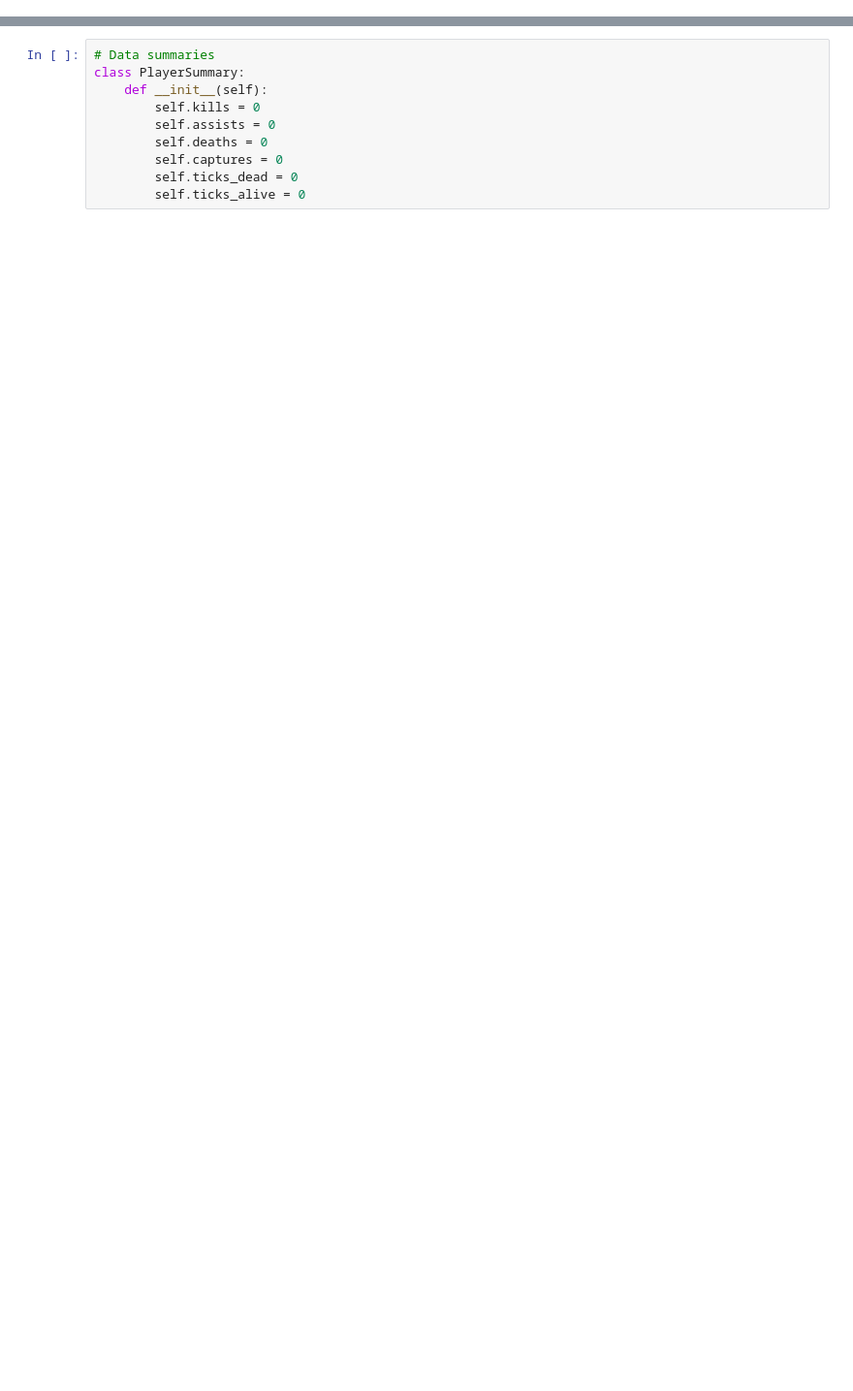
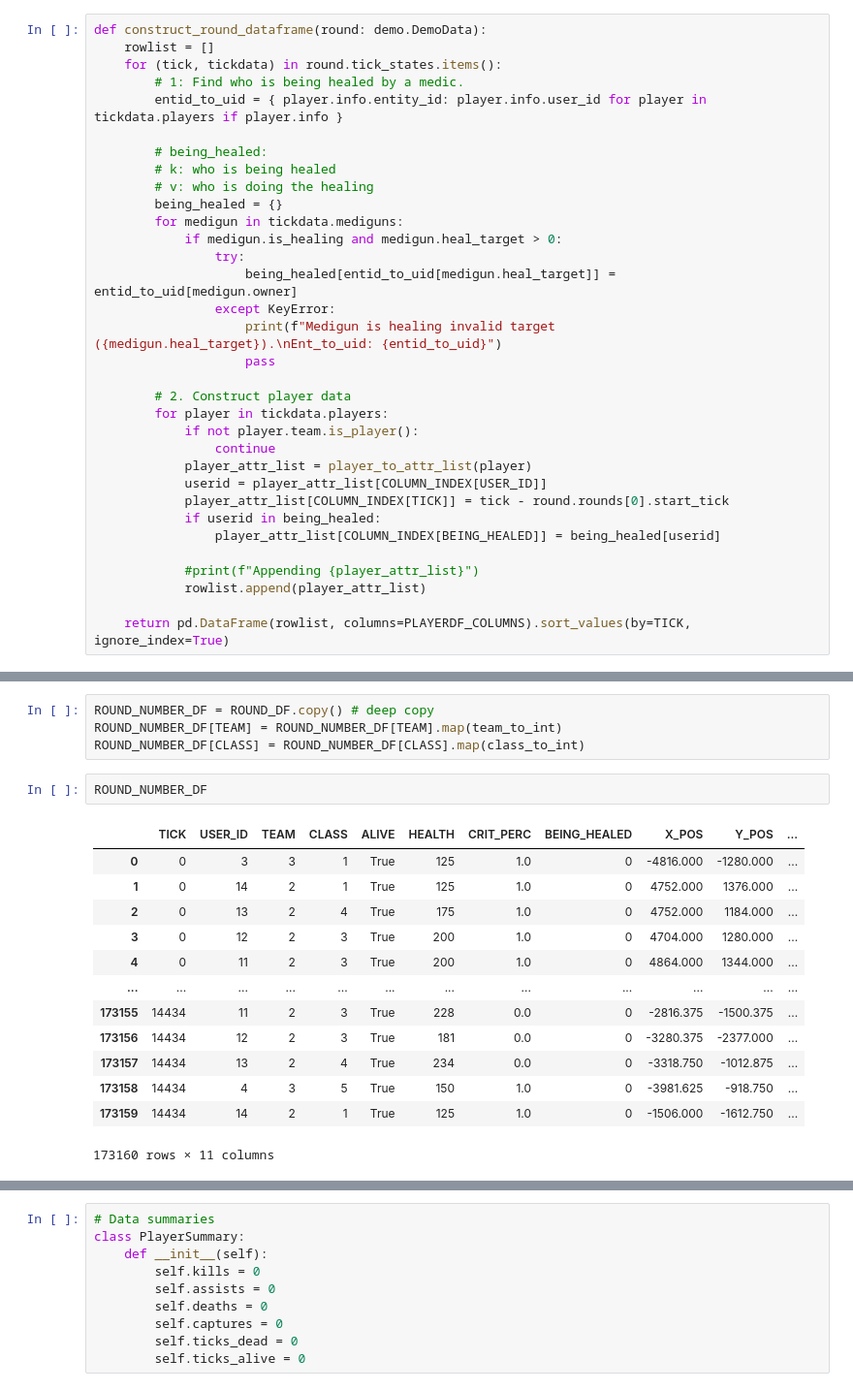
Before and after one commit to davtwal/demo-analysis, a Jupyter notebook: python/analysis.ipynb, the cells around one changed output, grey strips where cells are left out. Shown at 97% size. Saved outputs shown, nothing was run; the diff lists cells and outputs as text; blank space fills up the shorter version.

```diff
--- a/python/analysis.ipynb
+++ b/python/analysis.ipynb
@@ -88,0 +214,33 @@ Round 4:
+# %%
+def construct_round_dataframe(round: demo.DemoData):
+    rowlist = []
+    for (tick, tickdata) in round.tick_states.items():
+        # 1: Find who is being healed by a medic.
+        entid_to_uid = { player.info.entity_id: player.info.user_id for player in tickdata.players if player.info }
+
+        # being_healed:
+        # k: who is being healed
+        # v: who is doing the healing
+        being_healed = {}
+        for medigun in tickdata.mediguns:
+            if medigun.is_healing and medigun.heal_target > 0:
+                try:
+                    being_healed[entid_to_uid[medigun.heal_target]] = entid_to_uid[medigun.owner]
+                except KeyError:
+                    print(f"Medigun is healing invalid target ({medigun.heal_target}).\nEnt_to_uid: {entid_to_uid}")
+                    pass
+
+        # 2. Construct player data
+        for player in tickdata.players:
+            if not player.team.is_player():
+                continue
+            player_attr_list = player_to_attr_list(player)
+            userid = player_attr_list[COLUMN_INDEX[USER_ID]]
+            player_attr_list[COLUMN_INDEX[TICK]] = tick - round.rounds[0].start_tick
+            if userid in being_healed:
+                player_attr_list[COLUMN_INDEX[BEING_HEALED]] = being_healed[userid]
+
+            #print(f"Appending {player_attr_list}")
+            rowlist.append(player_attr_list)
+
+    return pd.DataFrame(rowlist, columns=PLAYERDF_COLUMNS).sort_values(by=TICK, ignore_index=True)
@@ -88,0 +252,20 @@ Round 4:
+# %%
+ROUND_NUMBER_DF = ROUND_DF.copy() # deep copy
+ROUND_NUMBER_DF[TEAM] = ROUND_NUMBER_DF[TEAM].map(team_to_int)
+ROUND_NUMBER_DF[CLASS] = ROUND_NUMBER_DF[CLASS].map(class_to_int)
+# %%
+ROUND_NUMBER_DF
+# %% [output]
+|  | TICK | USER_ID | TEAM | CLASS | ALIVE | HEALTH | CRIT_PERC | BEING_HEALED | X_POS | Y_POS | ... |
+| 0 | 0 | 3 | 3 | 1 | True | 125 | 1.0 | 0 | -4816.000 | -1280.000 | ... |
+| 1 | 0 | 14 | 2 | 1 | True | 125 | 1.0 | 0 | 4752.000 | 1376.000 | ... |
+| 2 | 0 | 13 | 2 | 4 | True | 175 | 1.0 | 0 | 4752.000 | 1184.000 | ... |
+| 3 | 0 | 12 | 2 | 3 | True | 200 | 1.0 | 0 | 4704.000 | 1280.000 | ... |
+| 4 | 0 | 11 | 2 | 3 | True | 200 | 1.0 | 0 | 4864.000 | 1344.000 | ... |
+| ... | ... | ... | ... | ... | ... | ... | ... | ... | ... | ... | ... |
+| 173155 | 14434 | 11 | 2 | 3 | True | 228 | 0.0 | 0 | -2816.375 | -1500.375 | ... |
+| 173156 | 14434 | 12 | 2 | 3 | True | 181 | 0.0 | 0 | -3280.375 | -2377.000 | ... |
+| 173157 | 14434 | 13 | 2 | 4 | True | 234 | 0.0 | 0 | -3318.750 | -1012.875 | ... |
+| 173158 | 14434 | 4 | 3 | 5 | True | 150 | 1.0 | 0 | -3981.625 | -918.750 | ... |
+| 173159 | 14434 | 14 | 2 | 1 | True | 125 | 1.0 | 0 | -1506.000 | -1612.750 | ... |
+173160 rows × 11 columns
```
Also changed, not shown: parts of 46 cells of this notebook, 11 other files.
